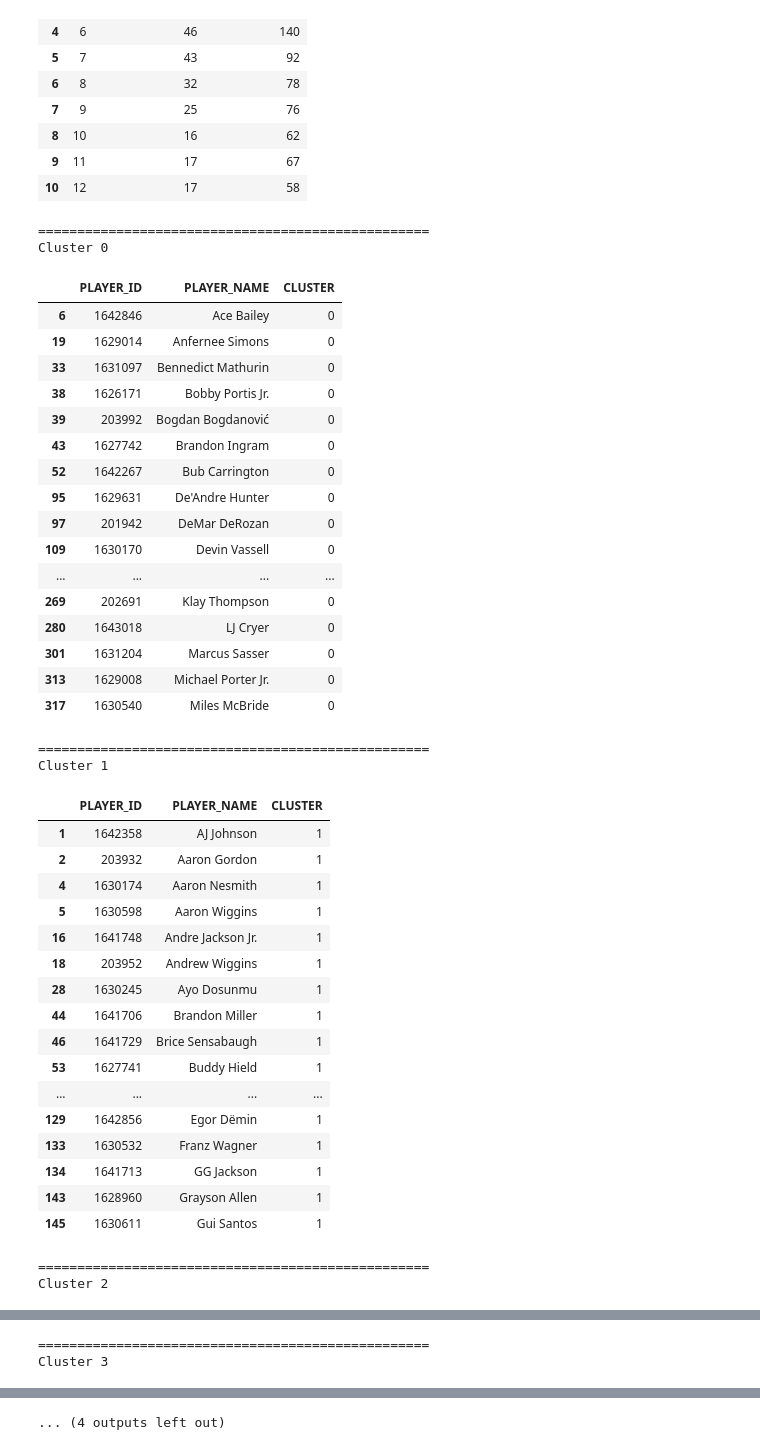
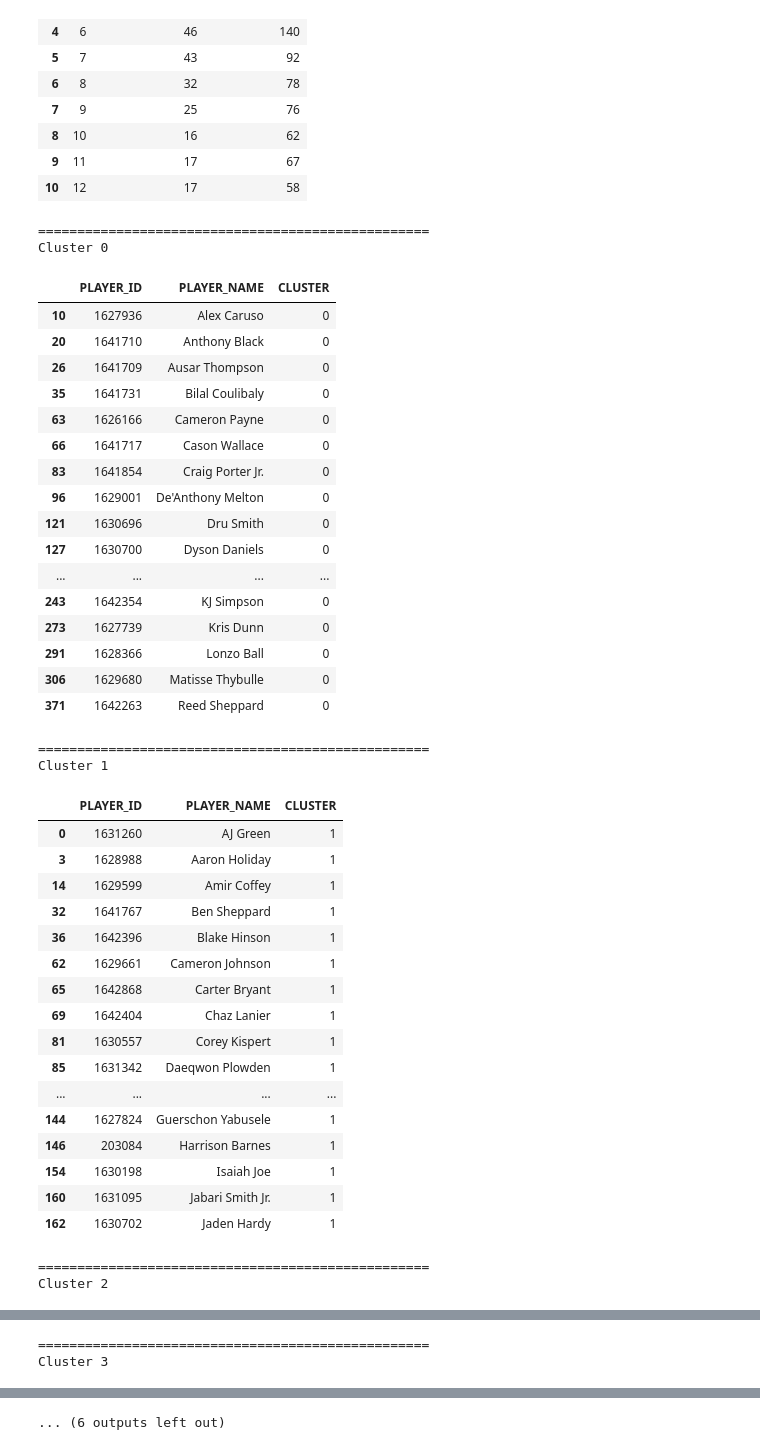
Before and after one commit to alex-abrego/nba-player-archetype-clustering, a Jupyter notebook: notebooks/04_model_selection.ipynb, the cells around one changed output, grey strips where cells are left out. Saved outputs shown, nothing was run; the diff lists cells and outputs as text; code cells hidden in the pictures.

```diff
--- a/notebooks/04_model_selection.ipynb
+++ b/notebooks/04_model_selection.ipynb
@@ -187,51 +187,51 @@ def player_lists(k, players = player_names, X_scaled = X_scaled):
     result["CLUSTER"] = labels
     return model, result
 # %%
-model_k8, players_k8 = player_lists(8)
+model_k9, players_k9 = player_lists(9)
 
-for cluster in sorted(np.unique(players_k8["CLUSTER"])):
+for cluster in sorted(np.unique(players_k9["CLUSTER"])):
     print("=" * 50)
     print(f"Cluster {cluster}")
-    display(players_k8[players_k8["CLUSTER"] == cluster].head(25))
+    display(players_k9[players_k9["CLUSTER"] == cluster].head(25))
 # %% [output]
 ==================================================
 Cluster 0
 |  | PLAYER_ID | PLAYER_NAME | CLUSTER |
-| 6 | 1642846 | Ace Bailey | 0 |
-| 19 | 1629014 | Anfernee Simons | 0 |
-| 33 | 1631097 | Bennedict Mathurin | 0 |
-| 38 | 1626171 | Bobby Portis Jr. | 0 |
-| 39 | 203992 | Bogdan Bogdanović | 0 |
-| 43 | 1627742 | Brandon Ingram | 0 |
-| 52 | 1642267 | Bub Carrington | 0 |
-| 95 | 1629631 | De'Andre Hunter | 0 |
-| 97 | 201942 | DeMar DeRozan | 0 |
-| 109 | 1630170 | Devin Vassell | 0 |
+| 10 | 1627936 | Alex Caruso | 0 |
+| 20 | 1641710 | Anthony Black | 0 |
+| 26 | 1641709 | Ausar Thompson | 0 |
+| 35 | 1641731 | Bilal Coulibaly | 0 |
+| 63 | 1626166 | Cameron Payne | 0 |
+| 66 | 1641717 | Cason Wallace | 0 |
+| 83 | 1641854 | Craig Porter Jr. | 0 |
+| 96 | 1629001 | De'Anthony Melton | 0 |
+| 121 | 1630696 | Dru Smith | 0 |
+| 127 | 1630700 | Dyson Daniels | 0 |
 | ... | ... | ... | ... |
-| 269 | 202691 | Klay Thompson | 0 |
-| 280 | 1643018 | LJ Cryer | 0 |
-| 301 | 1631204 | Marcus Sasser | 0 |
-| 313 | 1629008 | Michael Porter Jr. | 0 |
-| 317 | 1630540 | Miles McBride | 0 |
+| 243 | 1642354 | KJ Simpson | 0 |
+| 273 | 1627739 | Kris Dunn | 0 |
+| 291 | 1628366 | Lonzo Ball | 0 |
+| 306 | 1629680 | Matisse Thybulle | 0 |
+| 371 | 1642263 | Reed Sheppard | 0 |
 ==================================================
 Cluster 1
 |  | PLAYER_ID | PLAYER_NAME | CLUSTER |
-| 1 | 1642358 | AJ Johnson | 1 |
-| 2 | 203932 | Aaron Gordon | 1 |
-| 4 | 1630174 | Aaron Nesmith | 1 |
-| 5 | 1630598 | Aaron Wiggins | 1 |
-| 16 | 1641748 | Andre Jackson Jr. | 1 |
-| 18 | 203952 | Andrew Wiggins | 1 |
-| 28 | 1630245 | Ayo Dosunmu | 1 |
-| 44 | 1641706 | Brandon Miller | 1 |
-| 46 | 1641729 | Brice Sensabaugh | 1 |
-| 53 | 1627741 | Buddy Hield | 1 |
+| 0 | 1631260 | AJ Green | 1 |
+| 3 | 1628988 | Aaron Holiday | 1 |
+| 14 | 1629599 | Amir Coffey | 1 |
+| 32 | 1641767 | Ben Sheppard | 1 |
+| 36 | 1642396 | Blake Hinson | 1 |
+| 62 | 1629661 | Cameron Johnson | 1 |
+| 65 | 1642868 | Carter Bryant | 1 |
+| 69 | 1642404 | Chaz Lanier | 1 |
+| 81 | 1630557 | Corey Kispert | 1 |
+| 85 | 1631342 | Daeqwon Plowden | 1 |
 | ... | ... | ... | ... |
-| 129 | 1642856 | Egor Dëmin | 1 |
-| 133 | 1630532 | Franz Wagner | 1 |
-| 134 | 1641713 | GG Jackson | 1 |
-| 143 | 1628960 | Grayson Allen | 1 |
-| 145 | 1630611 | Gui Santos | 1 |
+| 144 | 1627824 | Guerschon Yabusele | 1 |
+| 146 | 203084 | Harrison Barnes | 1 |
+| 154 | 1630198 | Isaiah Joe | 1 |
+| 160 | 1631095 | Jabari Smith Jr. | 1 |
+| 162 | 1630702 | Jaden Hardy | 1 |
 ==================================================
 Cluster 2
 |  | PLAYER_ID | PLAYER_NAME | CLUSTER |
@@ -311 +311 @@ Cluster 5
-... (4 outputs left out)
+... (6 outputs left out)
```
Also changed, not shown: parts of 6 cells of this notebook.
